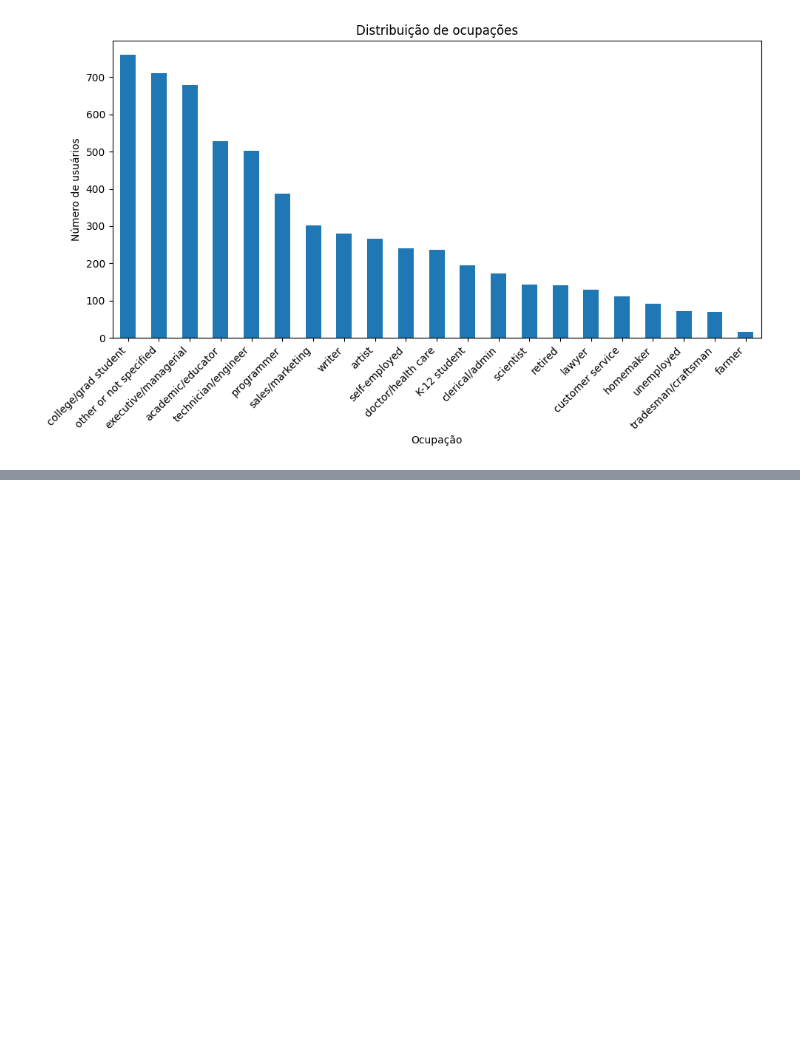
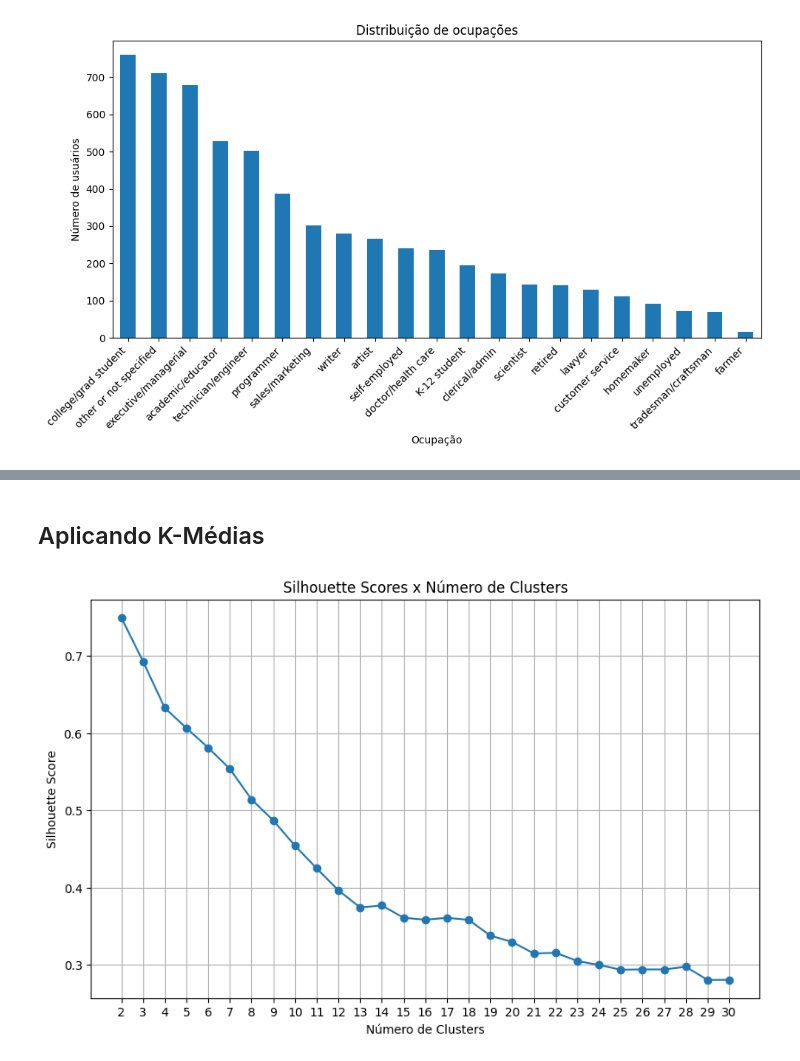
Before and after one commit to Ribeiro-Victor/coc602-data-mining, a Jupyter notebook: task_04/notebook.ipynb, the cells around one changed output, grey strips where cells are left out. Saved outputs shown, nothing was run; the diff lists cells and outputs as text; code cells hidden in the pictures; blank space fills up the shorter version.

```diff
--- a/task_04/notebook.ipynb
+++ b/task_04/notebook.ipynb
@@ -200,5 +222,0 @@ plot_users_rating_amount_distribution(ratings_df)
-# %%
-
-scaler = StandardScaler()
-ratings_df['Rating_scaled'] = scaler.fit_transform(ratings_df[['Rating']])
-ratings_df
@@ -218,0 +253,5 @@ ratings_df
+# %%
+from sklearn.metrics import pairwise_distances
+
+user_movie_matrix = ratings_df_filtered.pivot(index='MovieID', columns='UserID', values='Rating').fillna(0)
+user_movie_matrix
@@ -218,0 +275,11 @@ ratings_df
+# %%
+scaler = StandardScaler()
+
+user_movie_matrix_scaled = scaler.fit_transform(user_movie_matrix)
+user_movie_matrix_scaled_df = pd.DataFrame(user_movie_matrix_scaled, index=user_movie_matrix.index, columns=user_movie_matrix.columns)
+display(user_movie_matrix_scaled_df.head())
+
+# cosine_sim_matrix = cosine_similarity(user_movie_matrix_scaled_df)
+cosine_sim_matrix = pairwise_distances(user_movie_matrix_scaled_df.values, metric='cosine')
+cosine_sim_matrix_df = pd.DataFrame(cosine_sim_matrix, index=user_movie_matrix.index, columns=user_movie_matrix.index)
+cosine_sim_matrix_df.head()
@@ -218,0 +303,23 @@ ratings_df
+# %% [markdown]
+## Aplicando K-Médias
+# %%
+silhouette_list = []
+
+# Step 3: Vary the number of clusters from 2 to 30 and compute silhouette scores
+for num_clusters in range(2, 31):
+    kmeans = KMeans(n_clusters=num_clusters, random_state=42)
+    cluster_labels = kmeans.fit_predict(cosine_sim_matrix_df)
+    silhouette_avg = silhouette_score(cosine_sim_matrix_df, cluster_labels, metric='cosine')
+    silhouette_list.append(silhouette_avg)
+
+# Step 4: Plot the silhouette scores
+plt.figure(figsize=(10, 6))
+plt.plot(range(2, 31), silhouette_list, marker='o')
+plt.title('Silhouette Scores x Número de Clusters')
+plt.xlabel('Número de Clusters')
+plt.ylabel('Silhouette Score')
+plt.xticks(range(2, 31))
+plt.grid(True)
+plt.show()
+# %% [output]
+[figure, added]
```
Also changed, not shown: parts of 42 cells of this notebook.
